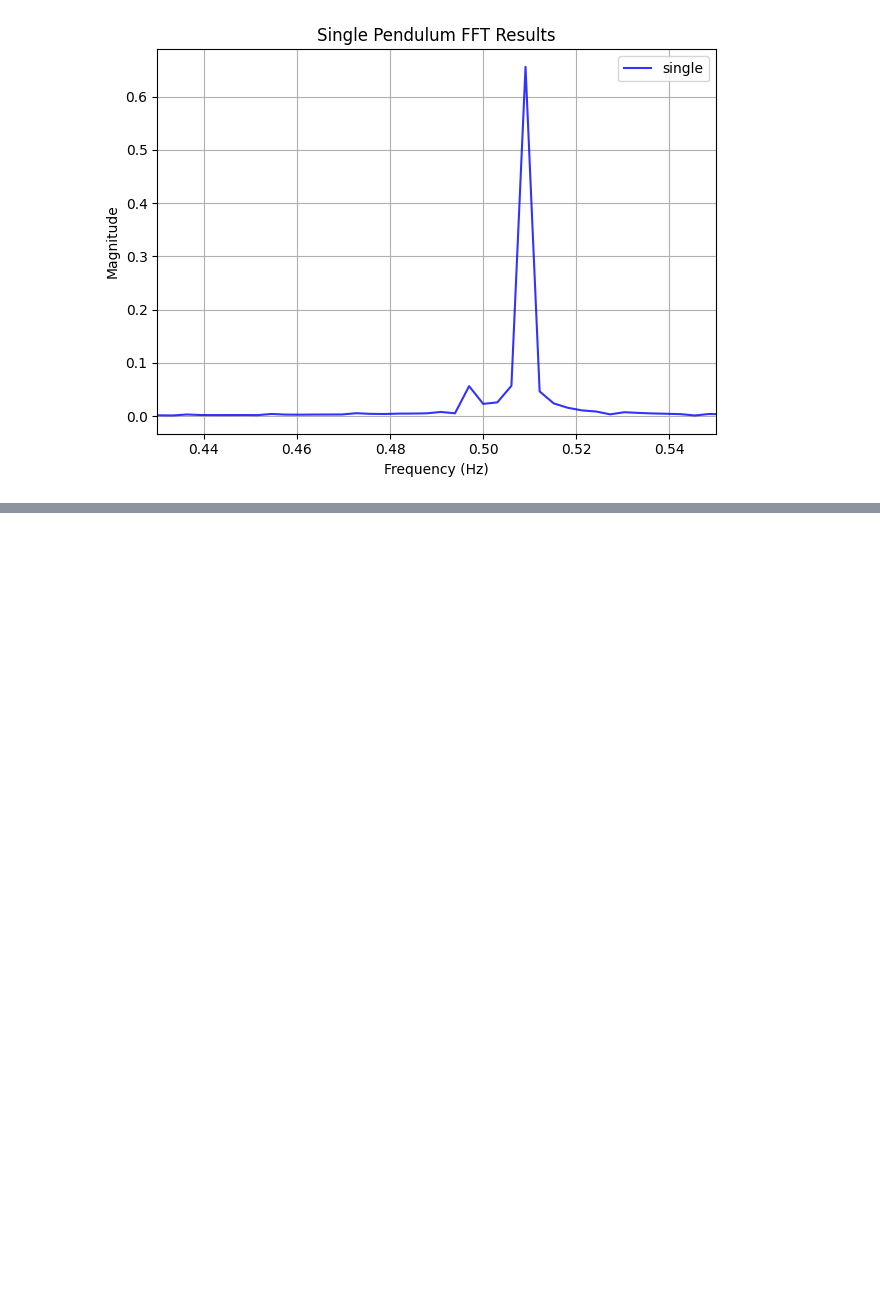
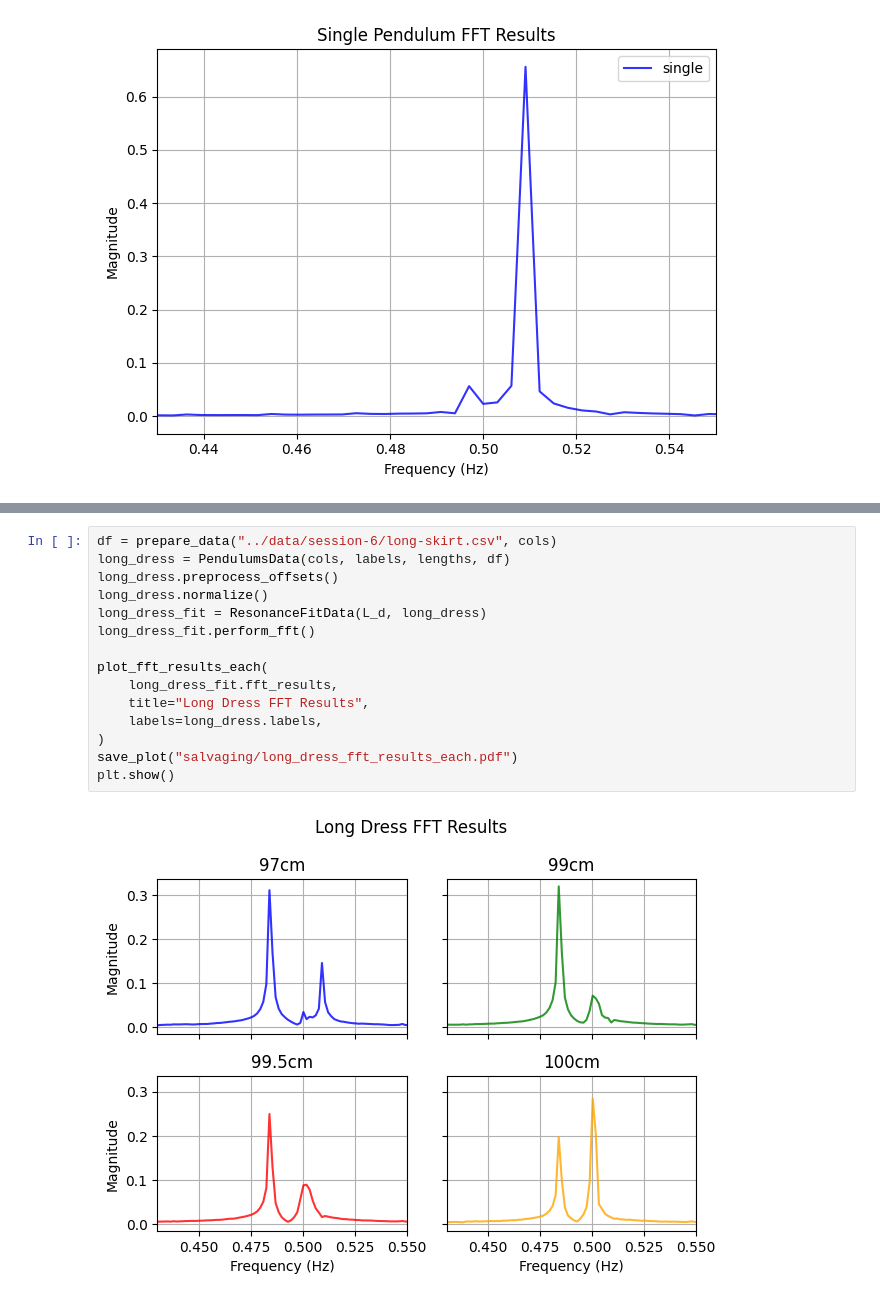
Before and after one commit to kij1n/physics-data-analysis, a Jupyter notebook: sessions/salvaging-project.ipynb, the cells around one changed output, grey strips where cells are left out. Saved outputs shown, nothing was run; the diff lists cells and outputs as text; blank space fills up the shorter version.

```diff
--- a/sessions/salvaging-project.ipynb
+++ b/sessions/salvaging-project.ipynb
@@ -107,0 +125,17 @@ plt.show()
+# %%
+df = prepare_data("../data/session-6/long-skirt.csv", cols)
+long_dress = PendulumsData(cols, labels, lengths, df)
+long_dress.preprocess_offsets()
+long_dress.normalize()
+long_dress_fit = ResonanceFitData(L_d, long_dress)
+long_dress_fit.perform_fft()
+
+plot_fft_results_each(
+    long_dress_fit.fft_results,
+    title="Long Dress FFT Results",
+    labels=long_dress.labels,
+)
+save_plot("salvaging/long_dress_fft_results_each.pdf")
+plt.show()
+# %% [output]
+[figure, added]
```
Also changed, not shown: parts of 1 cell of this notebook, 3 other files.
